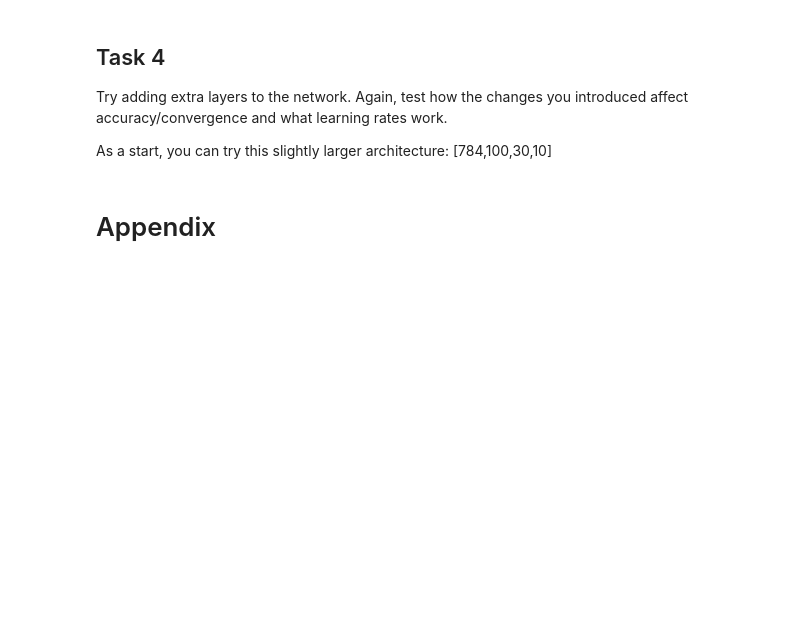
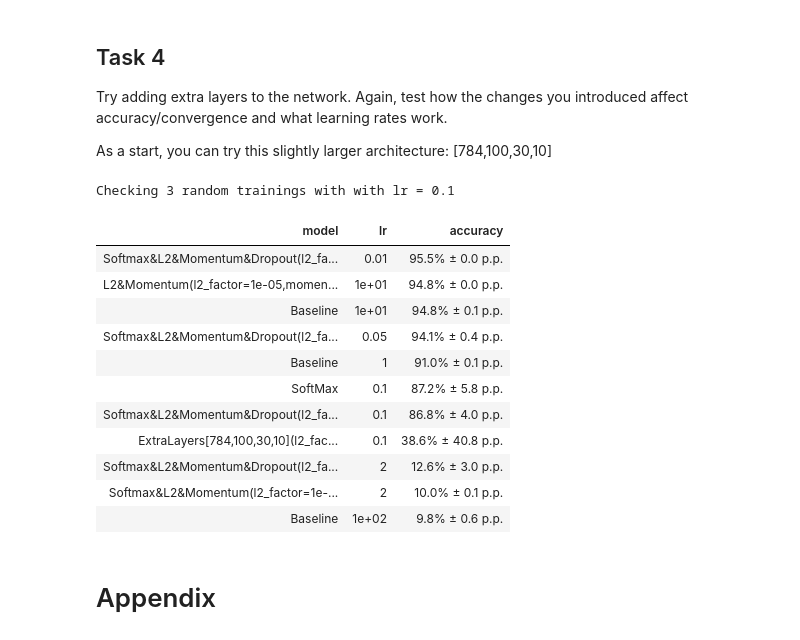
Before and after one commit to quantumFeline/DNN-all, a Jupyter notebook: DNN-Lab-3-mnist-again-student.ipynb, the cells around one changed output. Cells and saved outputs as stored; diff of their text form; code cells hidden in the pictures; blank space fills up the shorter version.

```diff
--- a/DNN-Lab-3-mnist-again-student.ipynb
+++ b/DNN-Lab-3-mnist-again-student.ipynb
@@ -569,3 +684,30 @@ As a start, you can try this slightly larger architecture: [784,100,30,10]
+# %%
+model_results.evaluate_model(
+    model_name=f"ExtraLayers",
+    model_constructor=Task1And2,
+    layers=[784,100,30,10],
+    learning_rates=[0.1],
+    n_trainings=3,
+    l2_factor=1e-6,
+    momentum=0.1
+)
+# %% [output]
+Checking 3 random trainings with with lr = 0.1
+# %%
+model_results.display_results()
+# %% [output]
+| model | lr | accuracy |
+| Softmax&L2&Momentum&Dropout(l2_fa... | 0.01 | 95.5% ± 0.0 p.p. |
+| L2&Momentum(l2_factor=1e-05,momen... | 1e+01 | 94.8% ± 0.0 p.p. |
+| Baseline | 1e+01 | 94.8% ± 0.1 p.p. |
+| Softmax&L2&Momentum&Dropout(l2_fa... | 0.05 | 94.1% ± 0.4 p.p. |
+| Baseline | 1 | 91.0% ± 0.1 p.p. |
+| SoftMax | 0.1 | 87.2% ± 5.8 p.p. |
+| Softmax&L2&Momentum&Dropout(l2_fa... | 0.1 | 86.8% ± 4.0 p.p. |
+| ExtraLayers[784,100,30,10](l2_fac... | 0.1 | 38.6% ± 40.8 p.p. |
+| Softmax&L2&Momentum&Dropout(l2_fa... | 2 | 12.6% ± 3.0 p.p. |
+| Softmax&L2&Momentum(l2_factor=1e-... | 2 | 10.0% ± 0.1 p.p. |
+| Baseline | 1e+02 | 9.8% ± 0.6 p.p. |
 # %% [markdown]
 # Appendix
 # %% [markdown]
```
Also changed, not shown: parts of 8 cells of this notebook, 1 other file.
